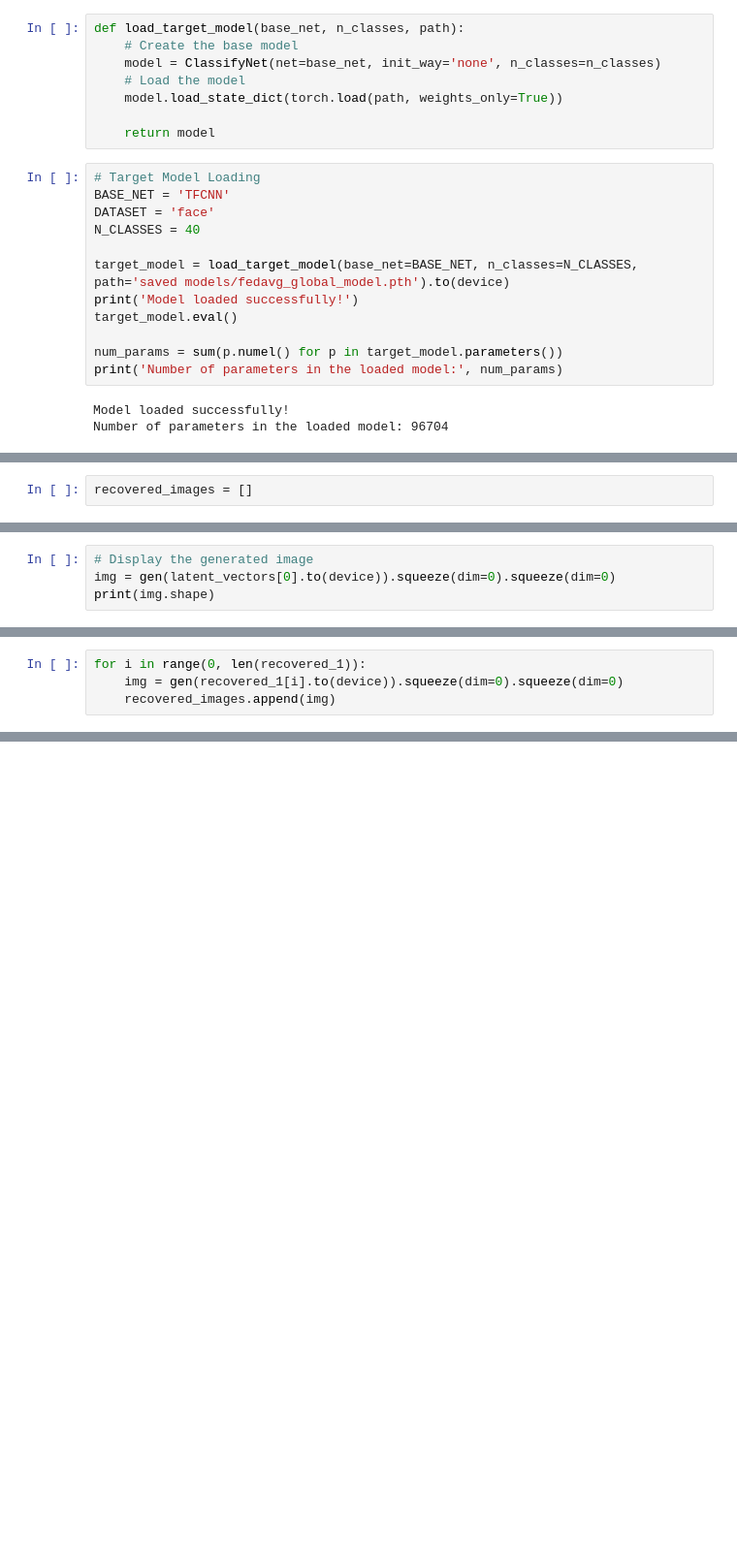
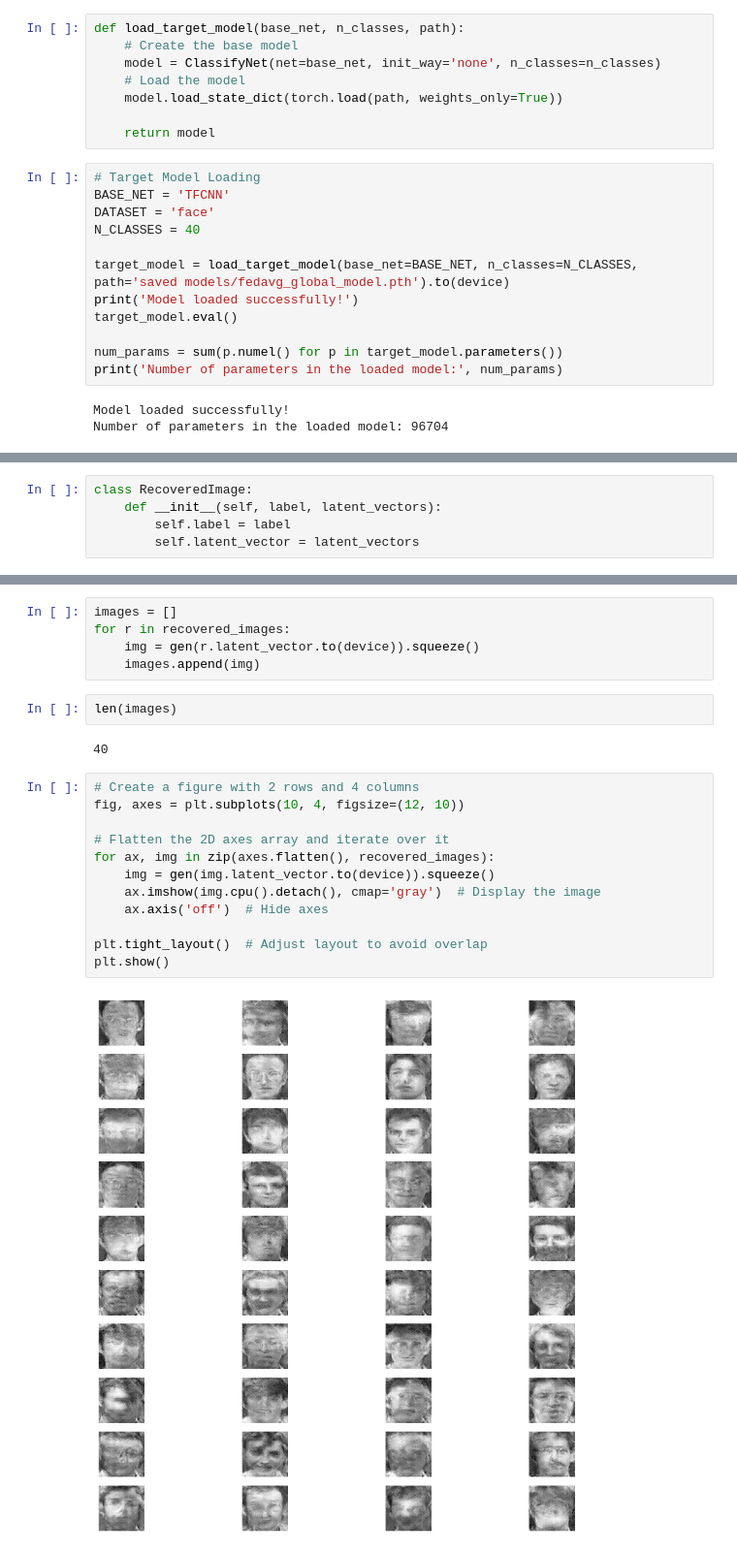
Before and after one commit to VectorJamo/Deep-Learning-Projects, a Jupyter notebook: Model Inversion/Face Inversion/Face Model Inversion.ipynb, the cells around one changed output, grey strips where cells are left out. Shown: that part at 97% size. Saved outputs shown, nothing was run; the diff lists cells and outputs as text; blank space fills up the shorter version.

```diff
--- a/Model Inversion/Face Inversion/Face Model Inversion.ipynb
+++ b/Model Inversion/Face Inversion/Face Model Inversion.ipynb
@@ -282,2 +212,5 @@ plt.imshow(img.cpu().detach(), cmap='gray')
 # %%
-recovered_images = []
+class RecoveredImage:
+    def __init__(self, label, latent_vectors):
+        self.label = label
+        self.latent_vector = latent_vectors
@@ -344,4 +216,0 @@ Step 950, Loss: 0.14330114424228668
-# %%
-# Display the generated image
-img = gen(latent_vectors[0].to(device)).squeeze(dim=0).squeeze(dim=0)
-print(img.shape)
@@ -363,4 +216,0 @@ len(recovered_1)
-# %%
-for i in range(0, len(recovered_1)):
-    img = gen(recovered_1[i].to(device)).squeeze(dim=0).squeeze(dim=0)
-    recovered_images.append(img)
@@ -383,0 +270,23 @@ plt.show()
+# %%
+images = []
+for r in recovered_images:
+    img = gen(r.latent_vector.to(device)).squeeze()
+    images.append(img)
+# %%
+len(images)
+# %% [output]
+40
+# %%
+# Create a figure with 2 rows and 4 columns
+fig, axes = plt.subplots(10, 4, figsize=(12, 10))
+
+# Flatten the 2D axes array and iterate over it
+for ax, img in zip(axes.flatten(), recovered_images):
+    img = gen(img.latent_vector.to(device)).squeeze()
+    ax.imshow(img.cpu().detach(), cmap='gray')  # Display the image
+    ax.axis('off')  # Hide axes
+
+plt.tight_layout()  # Adjust layout to avoid overlap
+plt.show()
+# %% [output]
+[figure, added]
```
Also changed, not shown: parts of 14 cells of this notebook.
